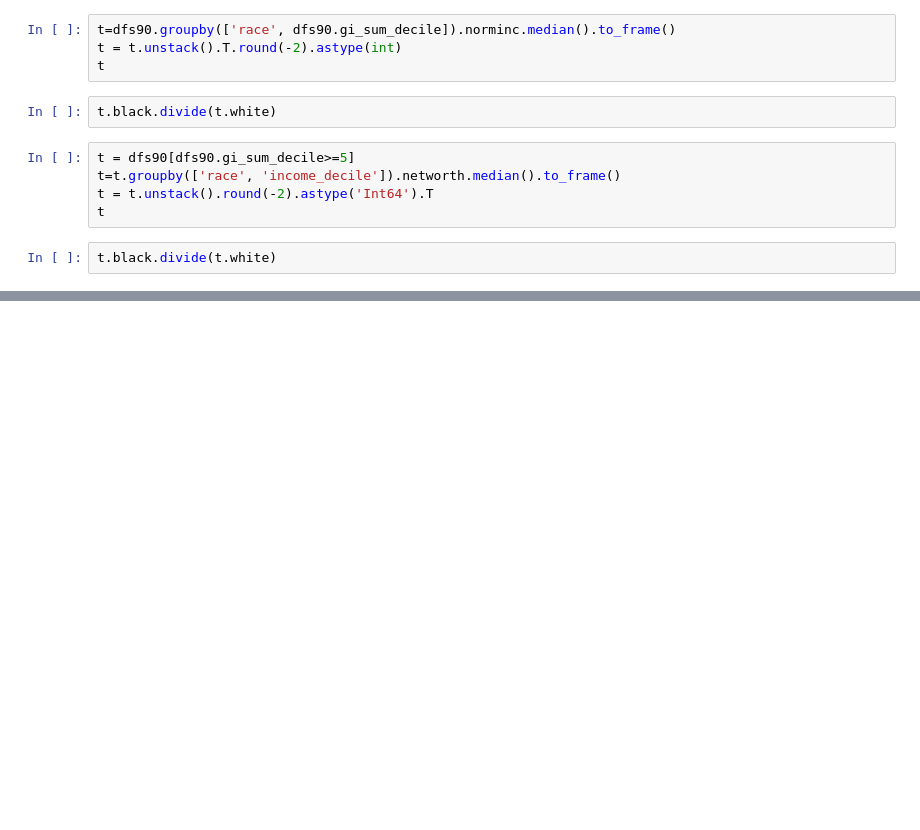
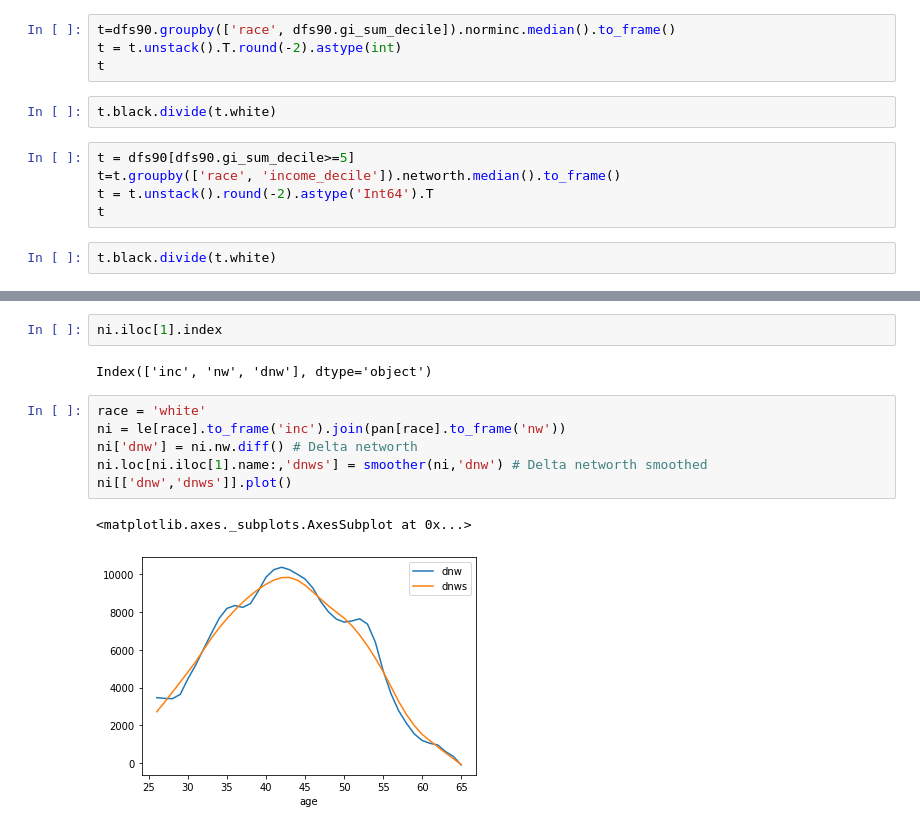
Before and after one commit to metatab-packages/inequality, a Jupyter notebook: Notebooks/02 Lifetime Earnings.ipynb, the cells around one changed output, grey strips where cells are left out. Cells and saved outputs as stored; diff of their text form; blank space fills up the shorter version.

```diff
--- a/Notebooks/02 Lifetime Earnings.ipynb
+++ b/Notebooks/02 Lifetime Earnings.ipynb
@@ -484,0 +500,13 @@ t.black.divide(t.white)
+# %%
+ni.iloc[1].index
+# %% [output]
+Index(['inc', 'nw', 'dnw'], dtype='object')
+# %%
+race = 'white'
+ni = le[race].to_frame('inc').join(pan[race].to_frame('nw'))
+ni['dnw'] = ni.nw.diff() # Delta networth
+ni.loc[ni.iloc[1].name:,'dnws'] = smoother(ni,'dnw') # Delta networth smoothed
+ni[['dnw','dnws']].plot()
+# %% [output]
+<matplotlib.axes._subplots.AxesSubplot at 0x...>
+[figure, added]
```
Also changed, not shown: parts of 8 cells of this notebook, 10 other files.
